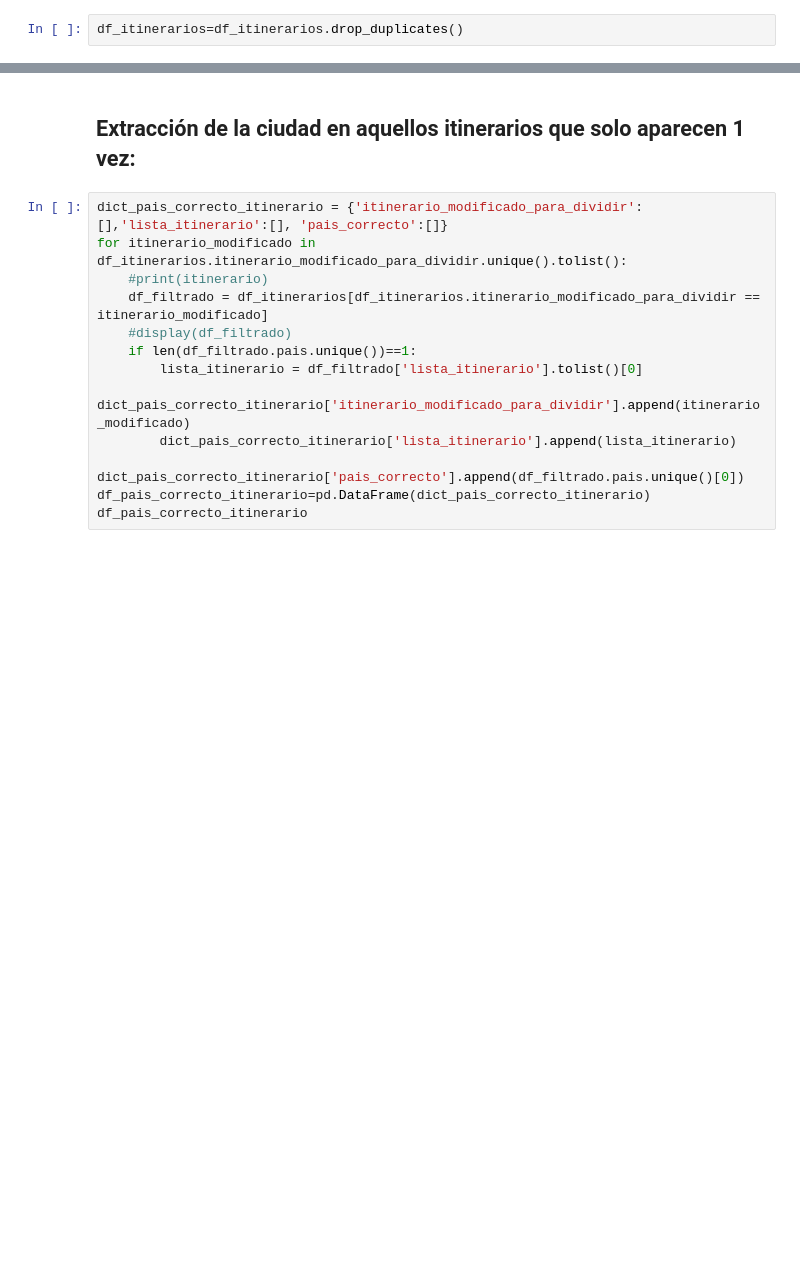
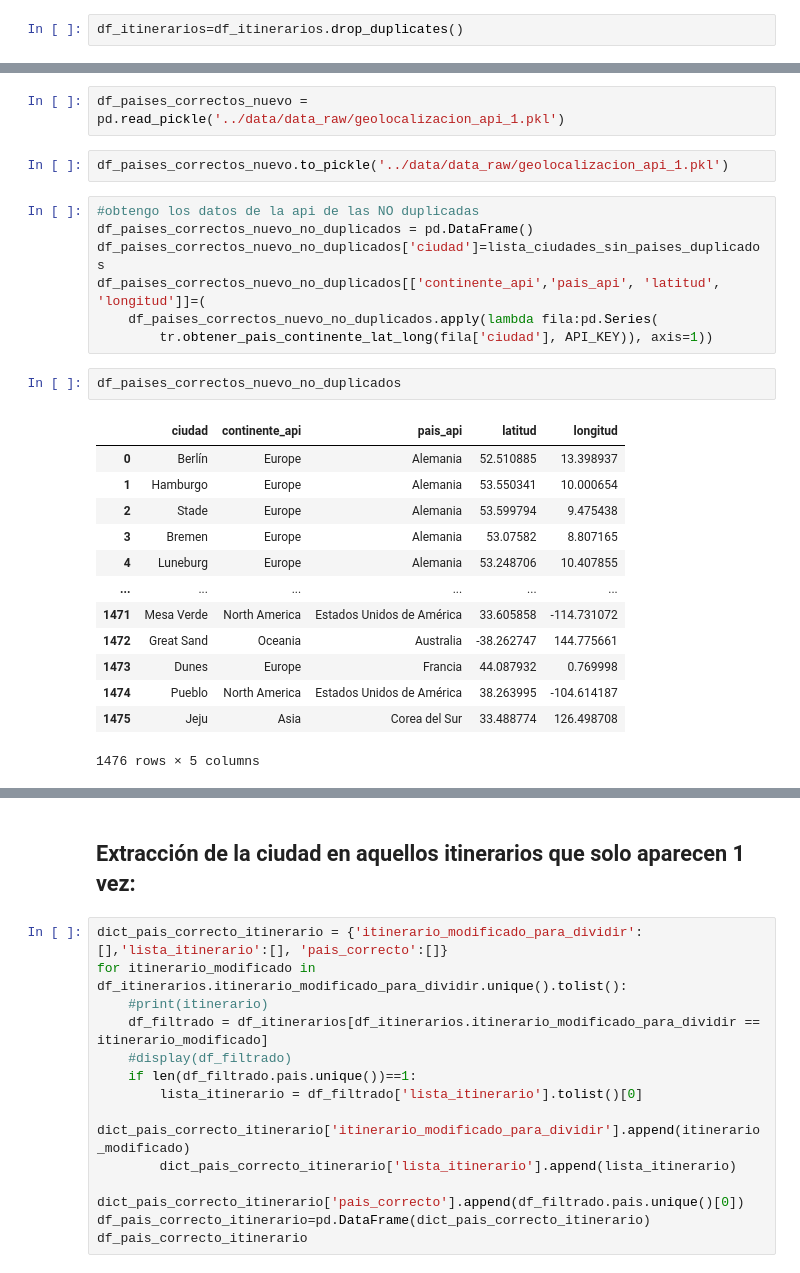
Before and after one commit to VanesaFloresRivera/Proyecto-Final, a Jupyter notebook: notebooks/transformación.ipynb, the cells around one changed output, grey strips where cells are left out. Cells and saved outputs as stored; diff of their text form; blank space fills up the shorter version.

```diff
--- a/notebooks/transformación.ipynb
+++ b/notebooks/transformación.ipynb
@@ -594,0 +695,27 @@ df_itinerarios
+# %%
+df_paises_correctos_nuevo = pd.read_pickle('../data/data_raw/geolocalizacion_api_1.pkl')
+# %%
+df_paises_correctos_nuevo.to_pickle('../data/data_raw/geolocalizacion_api_1.pkl')
+# %%
+#obtengo los datos de la api de las NO duplicadas
+df_paises_correctos_nuevo_no_duplicados = pd.DataFrame()
+df_paises_correctos_nuevo_no_duplicados['ciudad']=lista_ciudades_sin_paises_duplicados
+df_paises_correctos_nuevo_no_duplicados[['continente_api','pais_api', 'latitud', 'longitud']]=(
+    df_paises_correctos_nuevo_no_duplicados.apply(lambda fila:pd.Series(
+        tr.obtener_pais_continente_lat_long(fila['ciudad'], API_KEY)), axis=1))
+# %%
+df_paises_correctos_nuevo_no_duplicados
+# %% [output]
+|  | ciudad | continente_api | pais_api | latitud | longitud |
+| 0 | Berlín | Europe | Alemania | 52.510885 | 13.398937 |
+| 1 | Hamburgo | Europe | Alemania | 53.550341 | 10.000654 |
+| 2 | Stade | Europe | Alemania | 53.599794 | 9.475438 |
+| 3 | Bremen | Europe | Alemania | 53.07582 | 8.807165 |
+| 4 | Luneburg | Europe | Alemania | 53.248706 | 10.407855 |
+| ... | ... | ... | ... | ... | ... |
+| 1471 | Mesa Verde | North America | Estados Unidos de América | 33.605858 | -114.731072 |
+| 1472 | Great Sand | Oceania | Australia | -38.262747 | 144.775661 |
+| 1473 | Dunes | Europe | Francia | 44.087932 | 0.769998 |
+| 1474 | Pueblo | North America | Estados Unidos de América | 38.263995 | -104.614187 |
+| 1475 | Jeju | Asia | Corea del Sur | 33.488774 | 126.498708 |
+1476 rows × 5 columns
```
Also changed, not shown: parts of 29 cells of this notebook, 17 other files.
